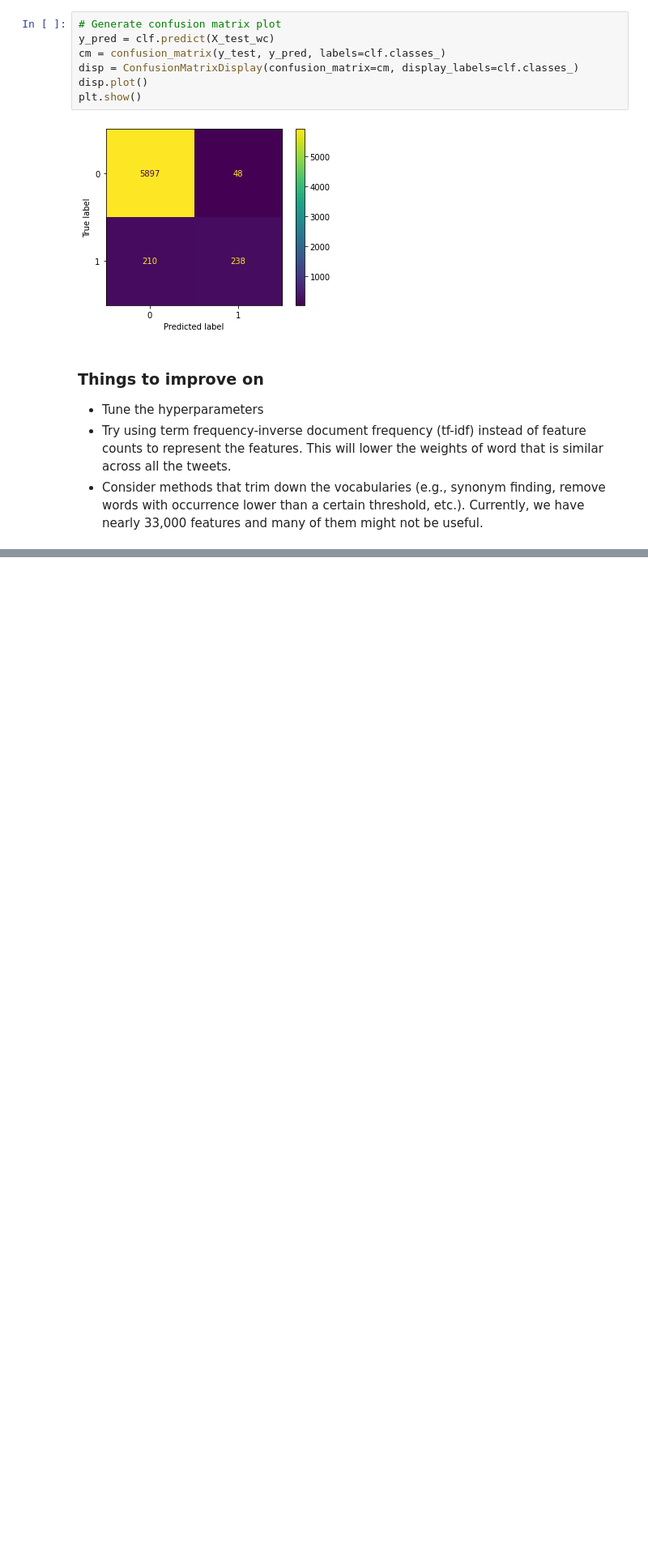
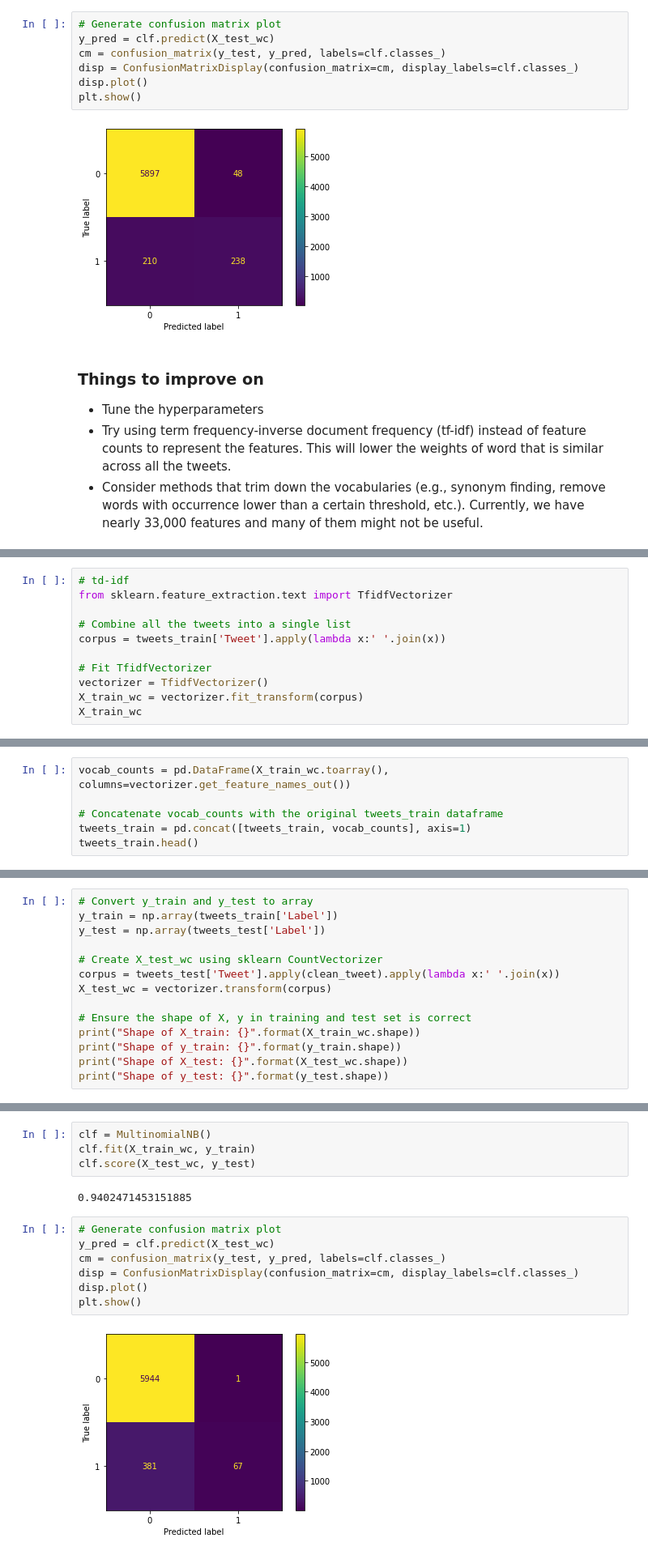
Before and after one commit to Yoyoyamato/Natural-language-processing, a Jupyter notebook: sentiment_analysis/twitter_data/twitter_sentiment_analysis.ipynb, the cells around one changed output, grey strips where cells are left out. Shown: that part at 81% size. Saved outputs shown, nothing was run; the diff lists cells and outputs as text; blank space fills up the shorter version.

```diff
--- a/sentiment_analysis/twitter_data/twitter_sentiment_analysis.ipynb
+++ b/sentiment_analysis/twitter_data/twitter_sentiment_analysis.ipynb
@@ -183,0 +220,11 @@ plt.show()
+# %%
+# td-idf
+from sklearn.feature_extraction.text import TfidfVectorizer
+
+# Combine all the tweets into a single list
+corpus = tweets_train['Tweet'].apply(lambda x:' '.join(x))
+
+# Fit TfidfVectorizer
+vectorizer = TfidfVectorizer()
+X_train_wc = vectorizer.fit_transform(corpus)
+X_train_wc
@@ -183,0 +234,6 @@ plt.show()
+# %%
+vocab_counts = pd.DataFrame(X_train_wc.toarray(), columns=vectorizer.get_feature_names_out())
+
+# Concatenate vocab_counts with the original tweets_train dataframe
+tweets_train = pd.concat([tweets_train, vocab_counts], axis=1)
+tweets_train.head()
@@ -183,0 +248,14 @@ plt.show()
+# %%
+# Convert y_train and y_test to array
+y_train = np.array(tweets_train['Label'])
+y_test = np.array(tweets_test['Label'])
+
+# Create X_test_wc using sklearn CountVectorizer
+corpus = tweets_test['Tweet'].apply(clean_tweet).apply(lambda x:' '.join(x))
+X_test_wc = vectorizer.transform(corpus)
+
+# Ensure the shape of X, y in training and test set is correct
+print("Shape of X_train: {}".format(X_train_wc.shape))
+print("Shape of y_train: {}".format(y_train.shape))
+print("Shape of X_test: {}".format(X_test_wc.shape))
+print("Shape of y_test: {}".format(y_test.shape))
@@ -183,0 +267,15 @@ plt.show()
+# %%
+clf = MultinomialNB()
+clf.fit(X_train_wc, y_train)
+clf.score(X_test_wc, y_test)
+# %% [output]
+0.9402471453151885
+# %%
+# Generate confusion matrix plot
+y_pred = clf.predict(X_test_wc)
+cm = confusion_matrix(y_test, y_pred, labels=clf.classes_)
+disp = ConfusionMatrixDisplay(confusion_matrix=cm, display_labels=clf.classes_)
+disp.plot()
+plt.show()
+# %% [output]
+[figure, added]
```
Also changed, not shown: parts of 10 cells of this notebook.
